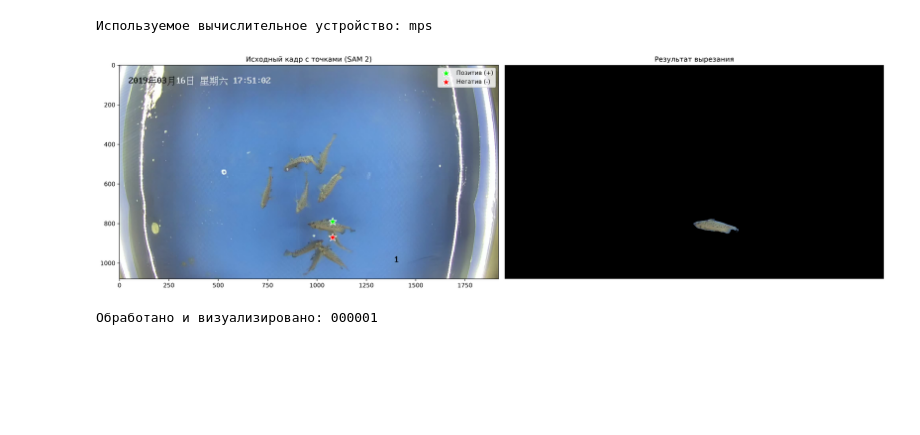
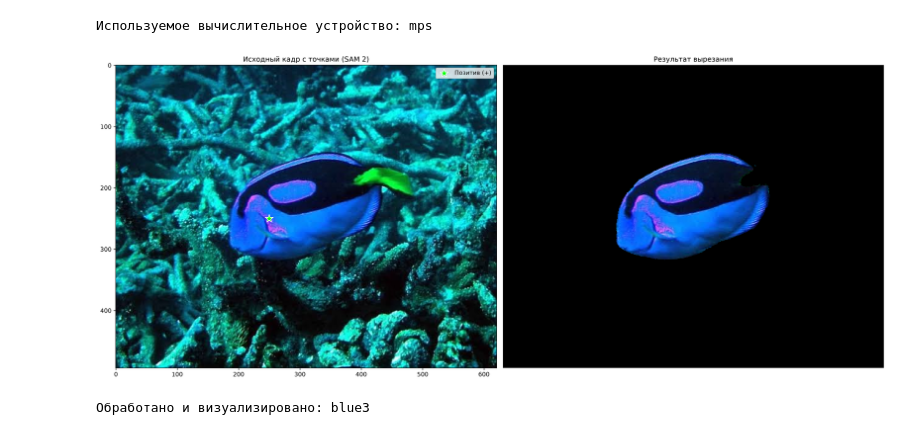
Before and after one commit to FilFilimono/Interactive-fish-study-system, a Jupyter notebook: cv/sam2-segmentation.ipynb, the cells around one changed output. Saved outputs shown, nothing was run; the diff lists cells and outputs as text; code cells hidden in the pictures; blank space fills up the shorter version.

```diff
--- a/cv/sam2-segmentation.ipynb
+++ b/cv/sam2-segmentation.ipynb
@@ -18,13 +18,13 @@ print(f"Используемое вычислительное устройств
 # %% [output]
 Используемое вычислительное устройство: mps
 # %%
-checkpoint_path = "../data/sam2.1_hiera_small.pt"
+checkpoint_path = "../data/models/sam2.1_hiera_small.pt"
 model_cfg = "configs/sam2.1/sam2.1_hiera_s.yaml"
 # %%
 sam2_model = build_sam2(model_cfg, checkpoint_path, device=device)
 predictor = SAM2ImagePredictor(sam2_model)
 # %%
-def segment_and_save_with_debug(image_path, clicks_coords, clicks_labels, output_dir="../data/output/"):
+def segment_and_save_with_debug(image_path, clicks_coords, clicks_labels, output_dir="../data/output/segmentation/"):
     image = cv2.imread(image_path)
     if image is None: return
     image_rgb = cv2.cvtColor(image, cv2.COLOR_BGR2RGB)
@@ -88,10 +88,10 @@ def segment_and_save_with_debug(image_path, clicks_coords, clicks_labels, output
         print(f"Обработано и визуализировано: {original_name}")
 # %%
 segment_and_save_with_debug(
-    image_path="../data/MFT25-train/BT-001/img1/000001.jpg",
-    clicks_coords=[[1080, 790], [1080, 870]],
-    clicks_labels=[1, 0]
+    image_path="../data/test_images/blue3.jpg",
+    clicks_coords=[[250, 250]],
+    clicks_labels=[1]
 )
 # %% [output]
-[figure, old version]
+[figure, new version]
-Обработано и визуализировано: 000001
+Обработано и визуализировано: blue3
```
Also changed, not shown: 1 other file.
